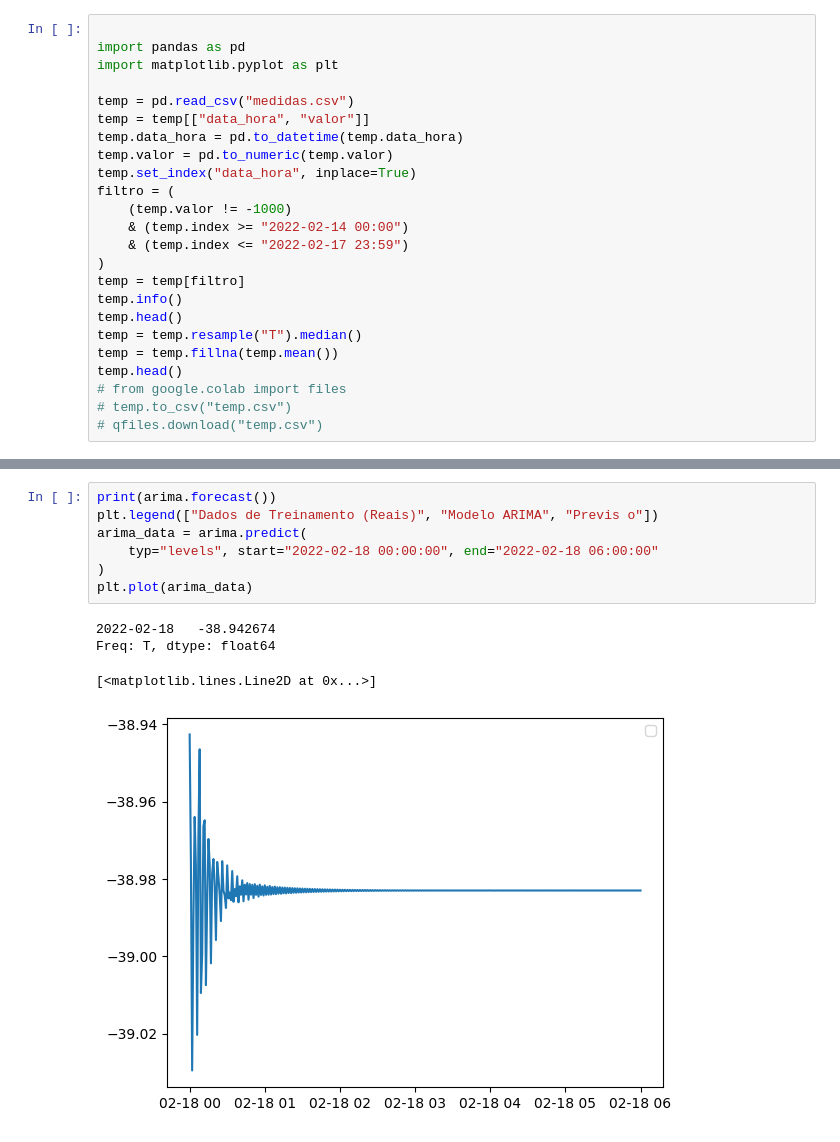
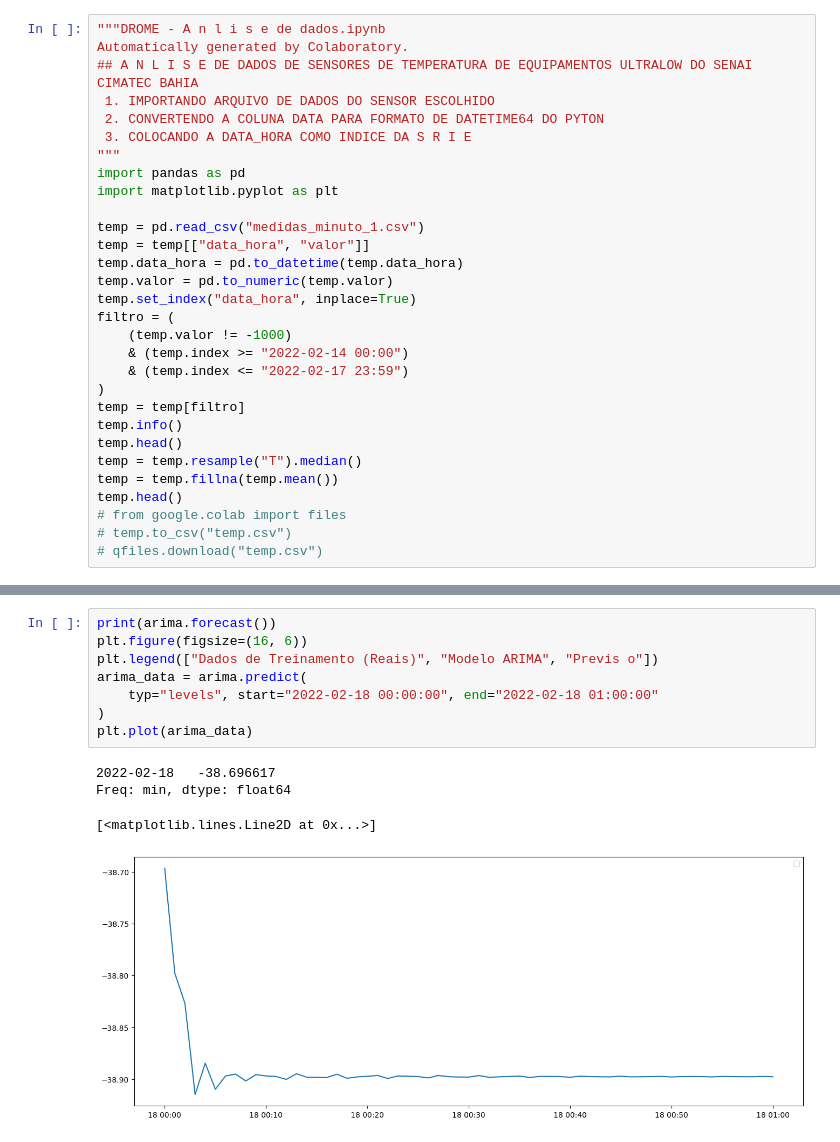
Before and after one commit to kametobu/modelos, a Jupyter notebook: medidas.ipynb, the cells around one changed output, grey strips where cells are left out. Saved outputs shown, nothing was run; the diff lists cells and outputs as text.

```diff
--- a/medidas.ipynb
+++ b/medidas.ipynb
@@ -1,9 +1,15 @@
 # %%
-
+"""DROME - A n l i s e de dados.ipynb
+Automatically generated by Colaboratory.
+## A N L I S E DE DADOS DE SENSORES DE TEMPERATURA DE EQUIPAMENTOS ULTRALOW DO SENAI CIMATEC BAHIA
+ 1. IMPORTANDO ARQUIVO DE DADOS DO SENSOR ESCOLHIDO
+ 2. CONVERTENDO A COLUNA DATA PARA FORMATO DE DATETIME64 DO PYTON
+ 3. COLOCANDO A DATA_HORA COMO INDICE DA S R I E
+"""
 import pandas as pd
 import matplotlib.pyplot as plt
 
-temp = pd.read_csv("medidas.csv")
+temp = pd.read_csv("medidas_minuto_1.csv")
 temp = temp[["data_hora", "valor"]]
 temp.data_hora = pd.to_datetime(temp.data_hora)
 temp.valor = pd.to_numeric(temp.valor)
@@ -111,15 +136,16 @@ plt.plot(arima.predict(typ="levels"))
 # %%
 print(arima.forecast())
+plt.figure(figsize=(16, 6))
 plt.legend(["Dados de Treinamento (Reais)", "Modelo ARIMA", "Previs o"])
 arima_data = arima.predict(
-    typ="levels", start="2022-02-18 00:00:00", end="2022-02-18 06:00:00"
+    typ="levels", start="2022-02-18 00:00:00", end="2022-02-18 01:00:00"
 )
 plt.plot(arima_data)
 # %% [output]
-2022-02-18   -38.942674
-Freq: T, dtype: float64
+2022-02-18   -38.696617
+Freq: min, dtype: float64
 [<matplotlib.lines.Line2D at 0x...>]
-[figure, old version]
+[figure, new version]
 # %%
 arima = ARIMA(temp.valor, freq="T", order=(3, 1, 10)).fit()
 
```
Also changed, not shown: parts of 14 cells of this notebook, 6 other files.
